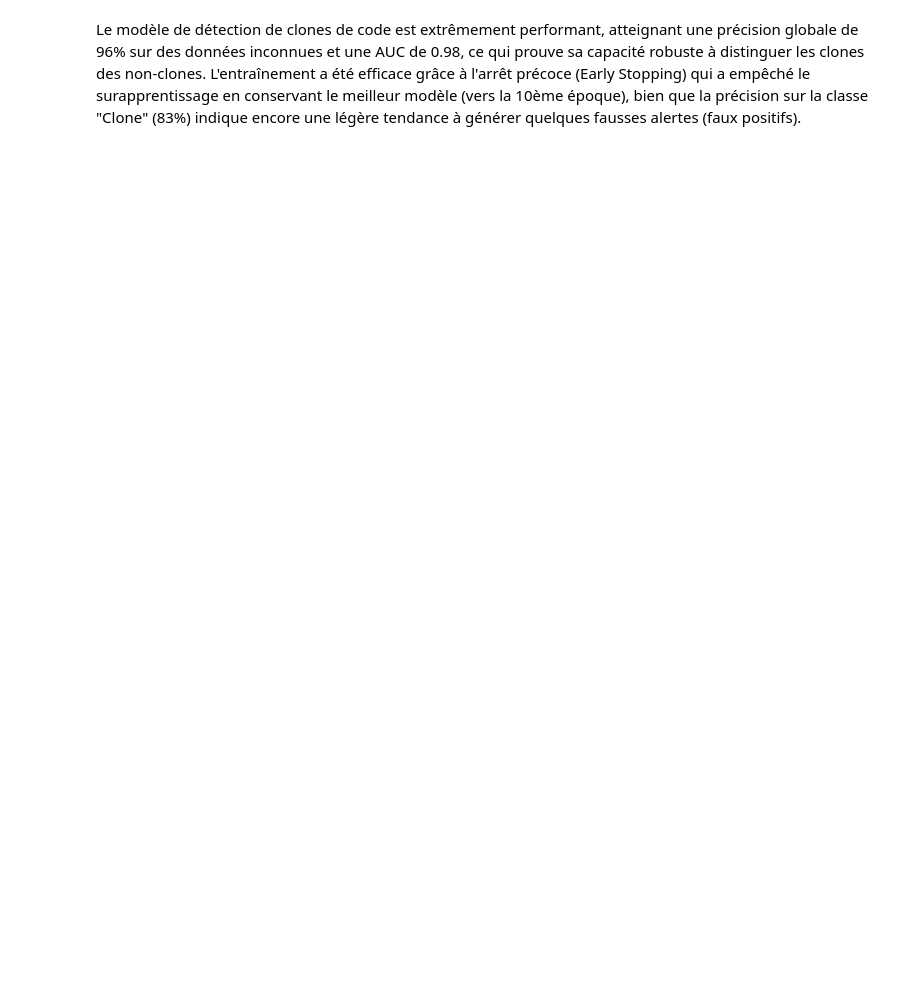
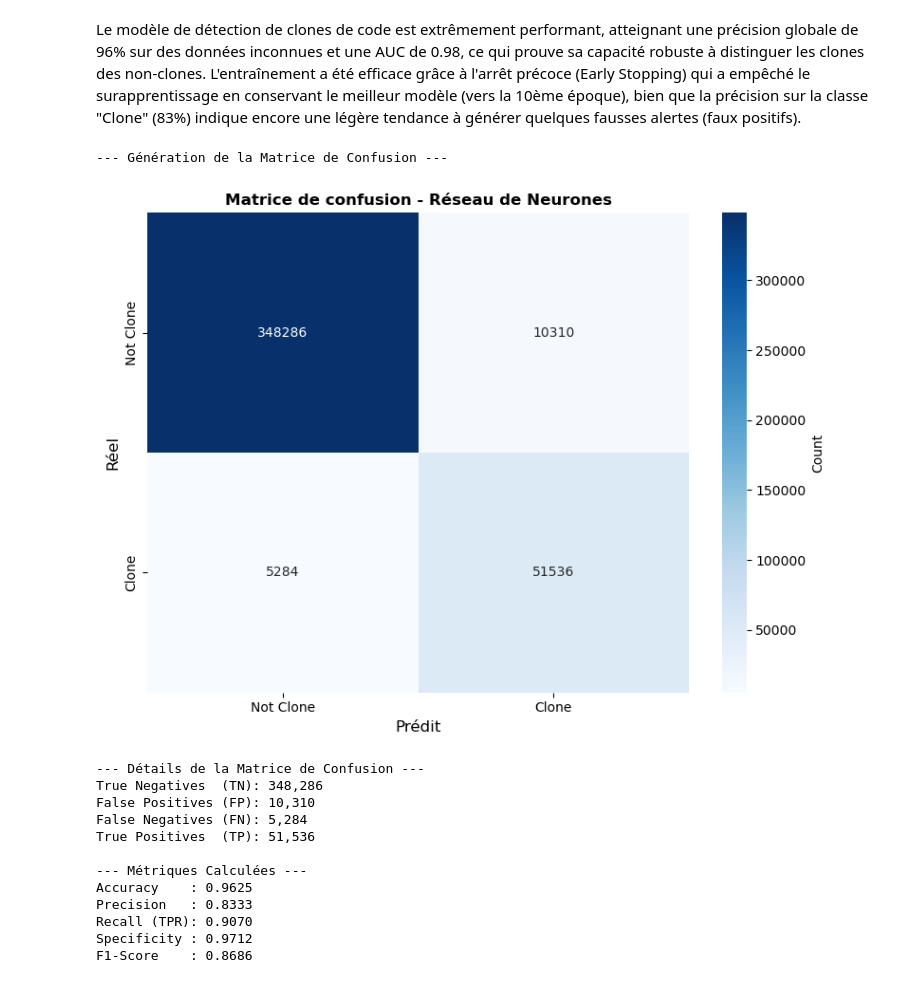
Before and after one commit to Maxxiiime/CodeCloneValidation, a Jupyter notebook: NeuralNetwork1.ipynb, the cells around one changed output. Saved outputs shown, nothing was run; the diff lists cells and outputs as text; code cells hidden in the pictures; blank space fills up the shorter version.

```diff
--- a/NeuralNetwork1.ipynb
+++ b/NeuralNetwork1.ipynb
@@ -370,3 +367,61 @@ Validation AUC : 0.9875
 Test AUC       : 0.9819
 # %% [markdown]
 Le modèle de détection de clones de code est extrêmement performant, atteignant une précision globale de 96% sur des données inconnues et une AUC de 0.98, ce qui prouve sa capacité robuste à distinguer les clones des non-clones. L'entraînement a été efficace grâce à l'arrêt précoce (Early Stopping) qui a empêché le surapprentissage en conservant le meilleur modèle (vers la 10ème époque), bien que la précision sur la classe "Clone" (83%) indique encore une légère tendance à générer quelques fausses alertes (faux positifs).
+# %%
+# ==========================================
+# 8. MATRICE DE CONFUSION
+# ==========================================
+print("\n--- Génération de la Matrice de Confusion ---")
+
+# Calcul de la matrice de confusion
+cm = confusion_matrix(y_test, y_pred_class)
+
+# Visualisation avec seaborn
+plt.figure(figsize=(8, 6))
+sns.heatmap(cm, annot=True, fmt='d', cmap='Blues',
+            xticklabels=['Not Clone', 'Clone'],
+            yticklabels=['Not Clone', 'Clone'],
+            cbar_kws={'label': 'Count'})
+
+plt.xlabel('Prédit', fontsize=12)
+plt.ylabel('Réel', fontsize=12)
+plt.title('Matrice de confusion - Réseau de Neurones', fontsize=12, fontweight='bold')
+plt.tight_layout()
+plt.show()
+
+# Calcul des métriques détaillées à partir de la matrice
+tn, fp, fn, tp = cm.ravel()
+
+print("\n--- Détails de la Matrice de Confusion ---")
+print(f"True Negatives  (TN): {tn:,}")
+print(f"False Positives (FP): {fp:,}")
+print(f"False Negatives (FN): {fn:,}")
+print(f"True Positives  (TP): {tp:,}")
+
+print("\n--- Métriques Calculées ---")
+accuracy = (tp + tn) / (tp + tn + fp + fn)
+precision = tp / (tp + fp) if (tp + fp) > 0 else 0
+recall = tp / (tp + fn) if (tp + fn) > 0 else 0
+specificity = tn / (tn + fp) if (tn + fp) > 0 else 0
+f1_score = 2 * (precision * recall) / (precision + recall) if (precision + recall) > 0 else 0
+
+print(f"Accuracy    : {accuracy:.4f}")
+print(f"Precision   : {precision:.4f}")
+print(f"Recall (TPR): {recall:.4f}")
+print(f"Specificity : {specificity:.4f}")
+print(f"F1-Score    : {f1_score:.4f}")
+# %% [output]
+--- Génération de la Matrice de Confusion ---
+[figure, added]
+--- Détails de la Matrice de Confusion ---
+True Negatives  (TN): 348,286
+False Positives (FP): 10,310
+False Negatives (FN): 5,284
+True Positives  (TP): 51,536
+
+--- Métriques Calculées ---
+Accuracy    : 0.9625
+Precision   : 0.8333
+Recall (TPR): 0.9070
+Specificity : 0.9712
+F1-Score    : 0.8686
```
Also changed, not shown: parts of 2 cells of this notebook.
